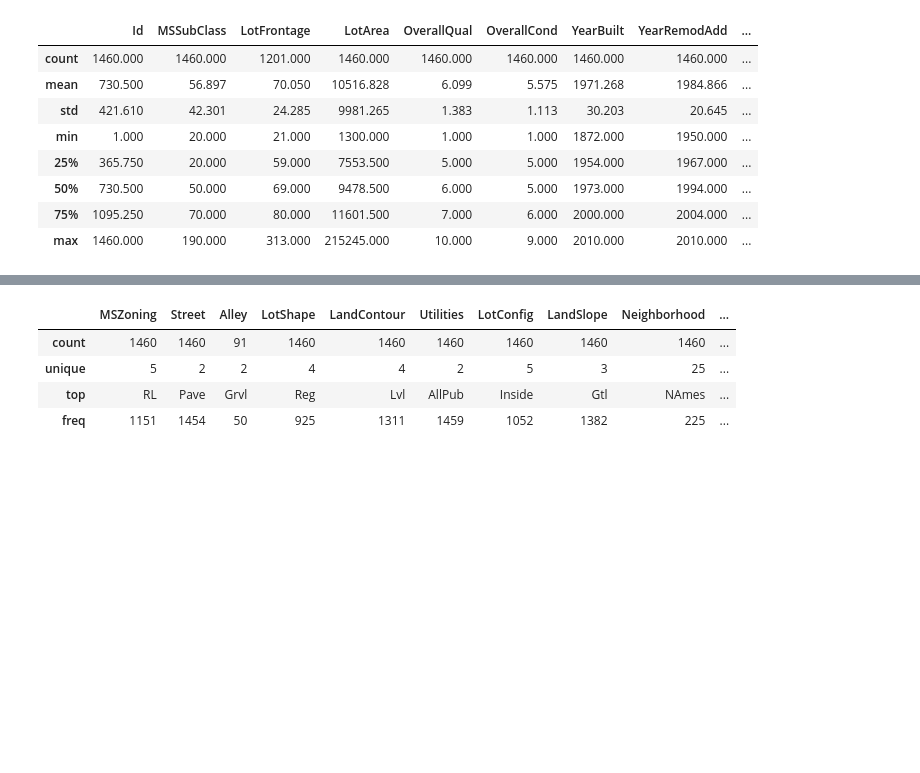
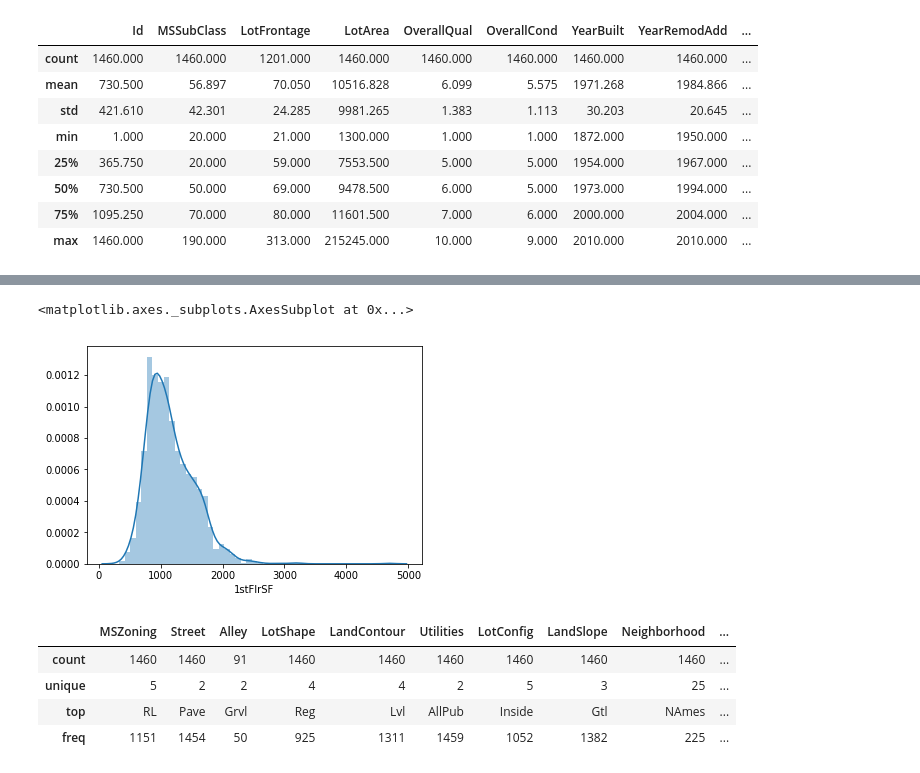
Before and after one commit to StevenDalderop/Ames-Housing-Dataset, a Jupyter notebook: Ames Housing Dataset.ipynb, the cells around one changed output, grey strips where cells are left out. Cells and saved outputs as stored; diff of their text form; code cells hidden in the pictures; blank space fills up the shorter version.

```diff
--- a/Ames Housing Dataset.ipynb
+++ b/Ames Housing Dataset.ipynb
@@ -54,3 +59,8 @@ train.describe()
+# %%
+sns.distplot(train["1stFlrSF"])
+# %% [output]
+<matplotlib.axes._subplots.AxesSubplot at 0x...>
+[figure, added]
 # %%
 train.describe(include=["O"])
 # %% [output]
```
Also changed, not shown: parts of 17 cells of this notebook.
